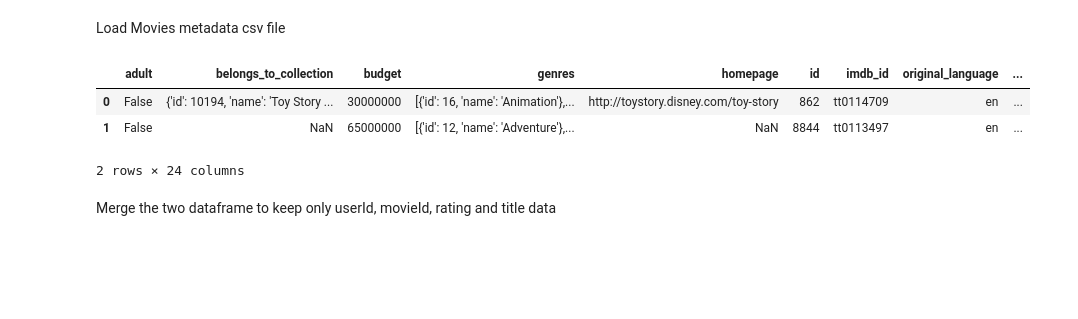
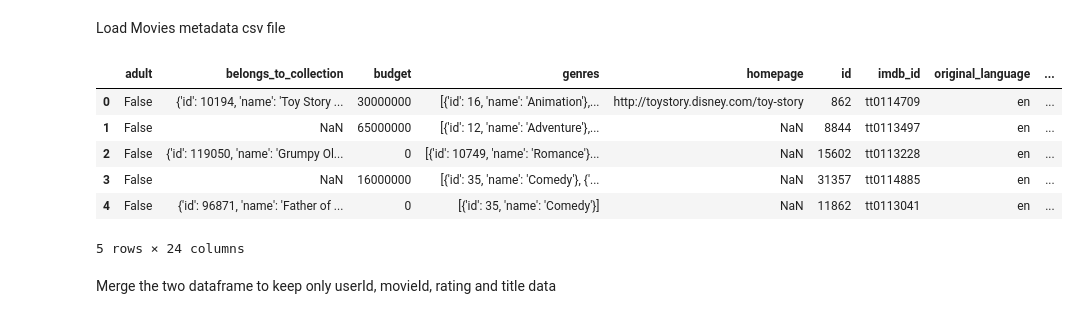
Before and after one commit to Kadekool/CSCI_4022_Project, a Jupyter notebook: New_user_user.ipynb, the cells around one changed output. Drawn from its saved outputs; the diff is of its cells as text; code cells hidden in the pictures; blank space fills up the shorter version.

```diff
--- a/New_user_user.ipynb
+++ b/New_user_user.ipynb
@@ -21,12 +23,16 @@ ratings_df.head()
 Load Movies metadata csv file
 # %%
 movies_df = pd.read_csv("input/movies_metadata.csv")
-movies_df.head(2)
+
+movies_df.head()
 # %% [output]
 |  | adult | belongs_to_collection | budget | genres | homepage | id | imdb_id | original_language | ... |
 | 0 | False | {'id': 10194, 'name': 'Toy Story ... | 30000000 | [{'id': 16, 'name': 'Animation'},... | http://toystory.disney.com/toy-story | 862 | tt0114709 | en | ... |
 | 1 | False | NaN | 65000000 | [{'id': 12, 'name': 'Adventure'},... | NaN | 8844 | tt0113497 | en | ... |
+| 2 | False | {'id': 119050, 'name': 'Grumpy Ol... | 0 | [{'id': 10749, 'name': 'Romance'}... | NaN | 15602 | tt0113228 | en | ... |
+| 3 | False | NaN | 16000000 | [{'id': 35, 'name': 'Comedy'}, {'... | NaN | 31357 | tt0114885 | en | ... |
+| 4 | False | {'id': 96871, 'name': 'Father of ... | 0 | [{'id': 35, 'name': 'Comedy'}] | NaN | 11862 | tt0113041 | en | ... |
-2 rows × 24 columns
+5 rows × 24 columns
 # %% [markdown]
 Merge the two dataframe to keep only userId, movieId, rating and title data
 # %%
```
Also changed, not shown: parts of 8 cells of this notebook.
